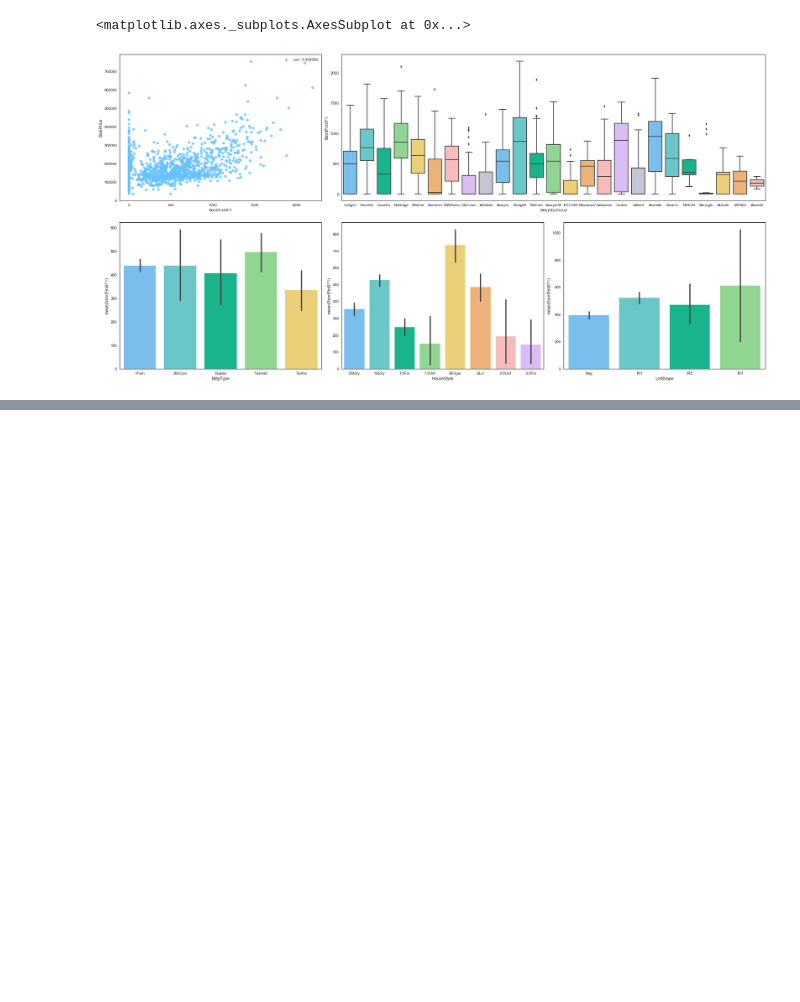
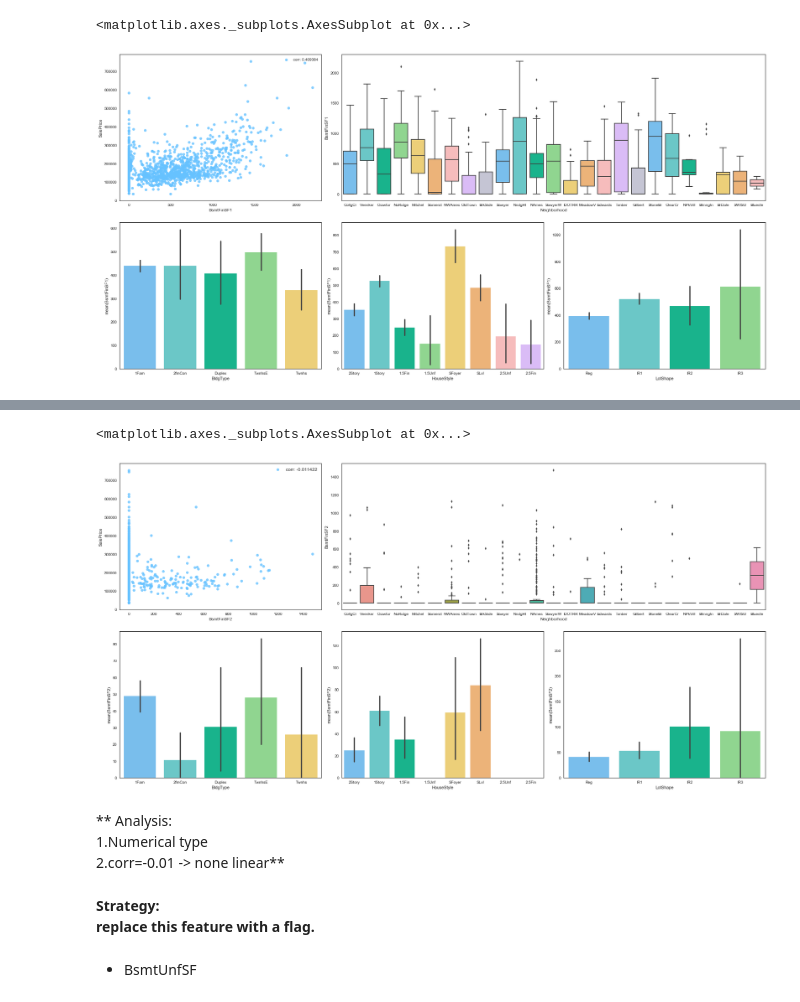
Before and after one commit to Frank-Walker/kaggle_kernel, a Jupyter notebook: House Price Prediction/kernel v 2.0.ipynb, the cells around one changed output, grey strips where cells are left out. Saved outputs shown, nothing was run; the diff lists cells and outputs as text; code cells hidden in the pictures; blank space fills up the shorter version.

```diff
--- a/House Price Prediction/kernel v 2.0.ipynb
+++ b/House Price Prediction/kernel v 2.0.ipynb
@@ -633,0 +714,30 @@ sns.barplot(x='LotShape', y='BsmtFinSF1', data=train, palette=mycols)
+# %%
+grid = plt.GridSpec(2, 3, wspace=0.1, hspace=0.15)
+plt.subplots(figsize=(30,15))
+
+plt.subplot(grid[0,0])
+g = sns.regplot(x='BsmtFinSF2', y='SalePrice', data=train, fit_reg=False, label='corr: %2f'
+               %(pearsonr(train['BsmtFinSF2'], train['SalePrice'])[0]))
+g.legend(loc='best', fontsize=12)
+
+plt.subplot(grid[0, 1:])
+sns.boxplot(x='Neighborhood', y='BsmtFinSF2', data=train)
+
+plt.subplot(grid[1, 0])
+sns.barplot(x="BldgType", y="BsmtFinSF2", data=train, palette = mycols)
+
+plt.subplot(grid[1, 1])
+sns.barplot(x="HouseStyle", y="BsmtFinSF2", data=train, palette = mycols)
+
+plt.subplot(grid[1, 2])
+sns.barplot(x="LotShape", y="BsmtFinSF2", data=train, palette = mycols)
+# %% [output]
+<matplotlib.axes._subplots.AxesSubplot at 0x...>
+[figure, added]
+# %% [markdown]
+** Analysis:
+1.Numerical type
+2.corr=-0.01 -> none linear**
+# %% [markdown]
+**Strategy:
+replace this feature with a flag.**
@@ -633,0 +747,2 @@ sns.barplot(x='LotShape', y='BsmtFinSF1', data=train, palette=mycols)
+# %% [markdown]
+- BsmtUnfSF
```
Also changed, not shown: parts of 39 cells of this notebook.
